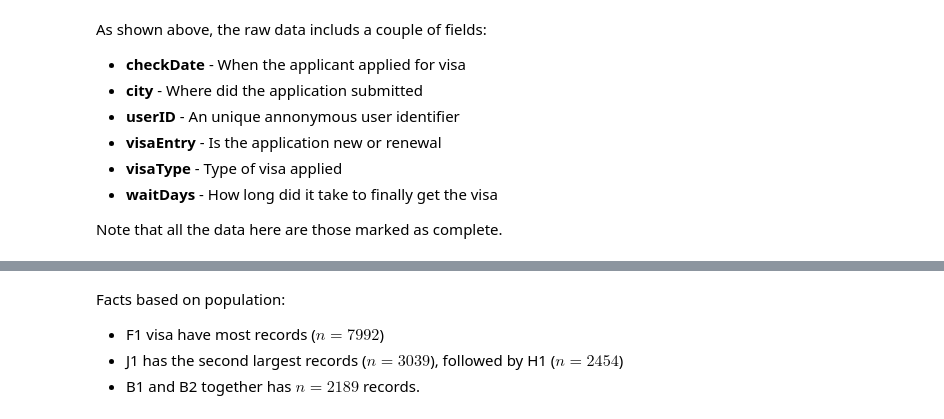
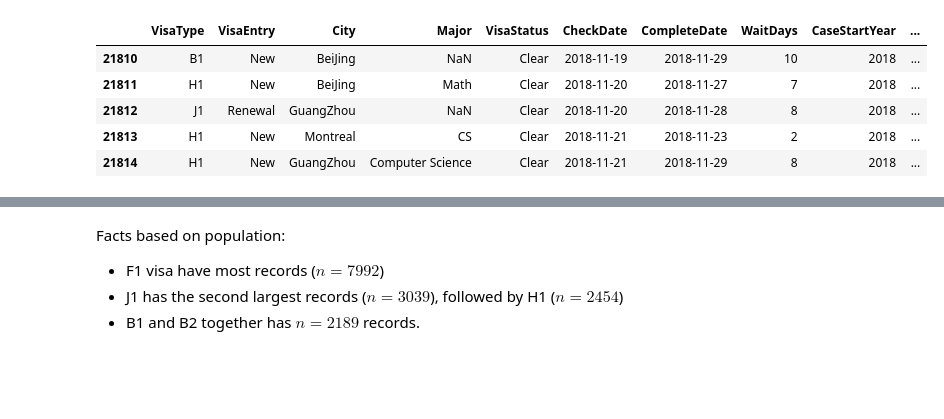
Before and after one commit to chenchen2015/CheckeeInfo-Scraper, a Jupyter notebook: CheckeeInfo-DataAnalysis.ipynb, the cells around one changed output, grey strips where cells are left out. Saved outputs shown, nothing was run; the diff lists cells and outputs as text; code cells hidden in the pictures; blank space fills up the shorter version.

```diff
--- a/CheckeeInfo-DataAnalysis.ipynb
+++ b/CheckeeInfo-DataAnalysis.ipynb
@@ -79,10 +26,39 @@ py.iplot(tbl, show_link = False)
-# %% [markdown]
-As shown above, the raw data includs a couple of fields:
-- **checkDate** - When the applicant applied for visa
-- **city** - Where did the application submitted
-- **userID** - An unique annonymous user identifier
-- **visaEntry** - Is the application new or renewal
-- **visaType** - Type of visa applied
-- **waitDays** - How long did it take to finally get the visa
-
-Note that all the data here are those marked as complete.
+# %%
+# Read data
+df = pd.read_csv('VISA-Data-2018-11-30.csv')
+
+# drop unused columns
+drop_col = ['UserID', 'UserName'] + [col for col in df.columns if 'unnamed' in col.lower()]
+df.drop(drop_col, axis=1, inplace=True)
+
+# convert datatype
+df['VisaType'] = pd.Categorical(df['VisaType'])
+df['VisaEntry'] = pd.Categorical(df['VisaEntry'])
+df['City'] = pd.Categorical(df['City'])
+df['CheckDate'] = pd.Series(df['CheckDate'], dtype=np.datetime64)
+df['WaitDays'] = pd.Series(df['WaitDays'], dtype=np.int8)
+# derive intermediate features
+df['CaseStartYear'] = pd.Series([d.year for d in df['CheckDate']])
+df['CaseStartMonth'] = pd.Series([d.month for d in df['CheckDate']])
+df['WaitWeeks'] = pd.Series([np.round(x/7, 1) for x in df['WaitDays']], dtype=np.float32)
+
+## ignore absurdly long cases
+# Cases that were reported to last more than 14 weeks are
+# here considered outlier as they were either reported wrong
+# or rare cases that are isolated
+# in addition, they tend to happen at a much lower probability
+# after 2015
+df.drop(df[(df['WaitDays'] > MAX_CASE_LENGTH) | (df['WaitDays'] < 0)].index, axis=0, inplace=True)
+
+## include only recent visa data for the analysis, 2016-2018
+df.drop(df[df['CaseStartYear'] < 2016].index, axis=0, inplace=True)
+
+# show example data
+df.tail()
+# %% [output]
+|  | VisaType | VisaEntry | City | Major | VisaStatus | CheckDate | CompleteDate | WaitDays | CaseStartYear | ... |
+| 21810 | B1 | New | BeiJing | NaN | Clear | 2018-11-19 | 2018-11-29 | 10 | 2018 | ... |
+| 21811 | H1 | New | BeiJing | Math | Clear | 2018-11-20 | 2018-11-27 | 7 | 2018 | ... |
+| 21812 | J1 | Renewal | GuangZhou | NaN | Clear | 2018-11-20 | 2018-11-28 | 8 | 2018 | ... |
+| 21813 | H1 | New | Montreal | CS | Clear | 2018-11-21 | 2018-11-23 | 2 | 2018 | ... |
+| 21814 | H1 | New | GuangZhou | Computer Science | Clear | 2018-11-21 | 2018-11-29 | 8 | 2018 | ... |
```
Also changed, not shown: parts of 15 cells of this notebook, 1 other file.
